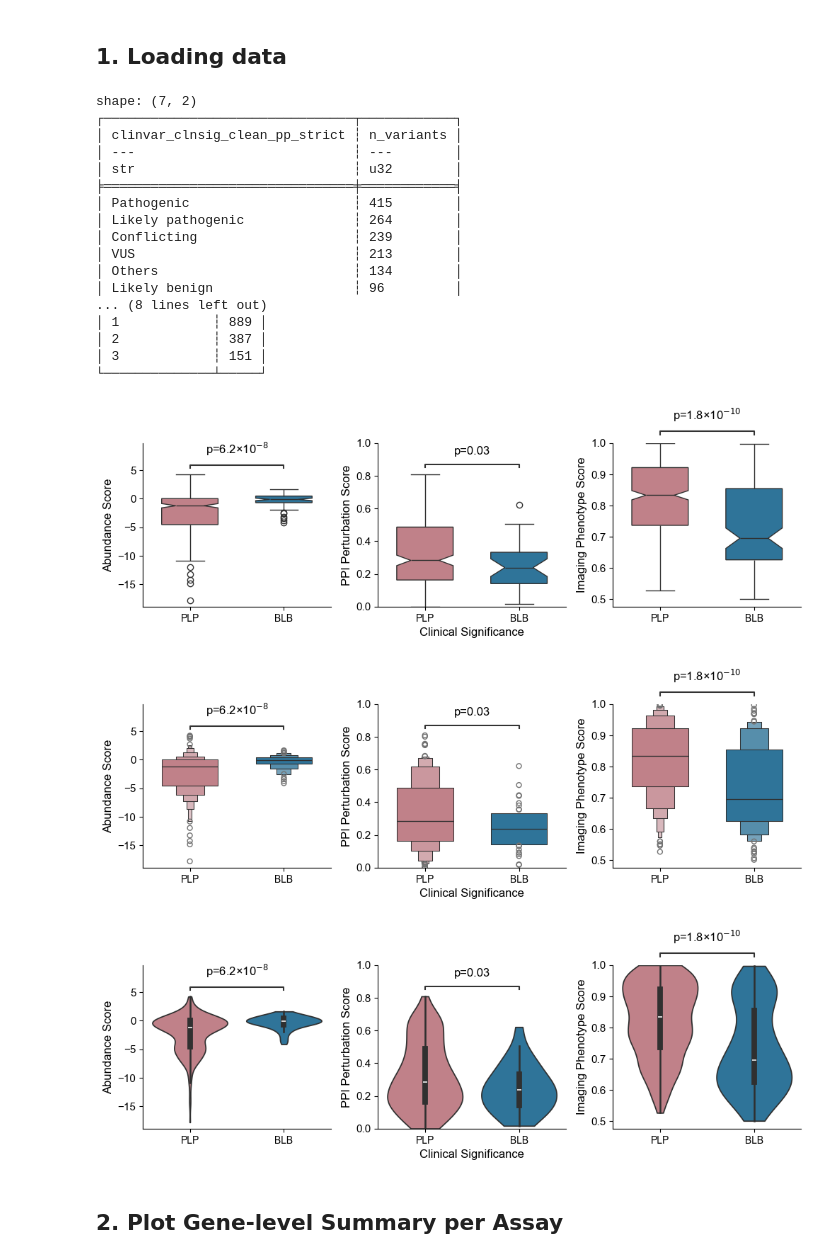
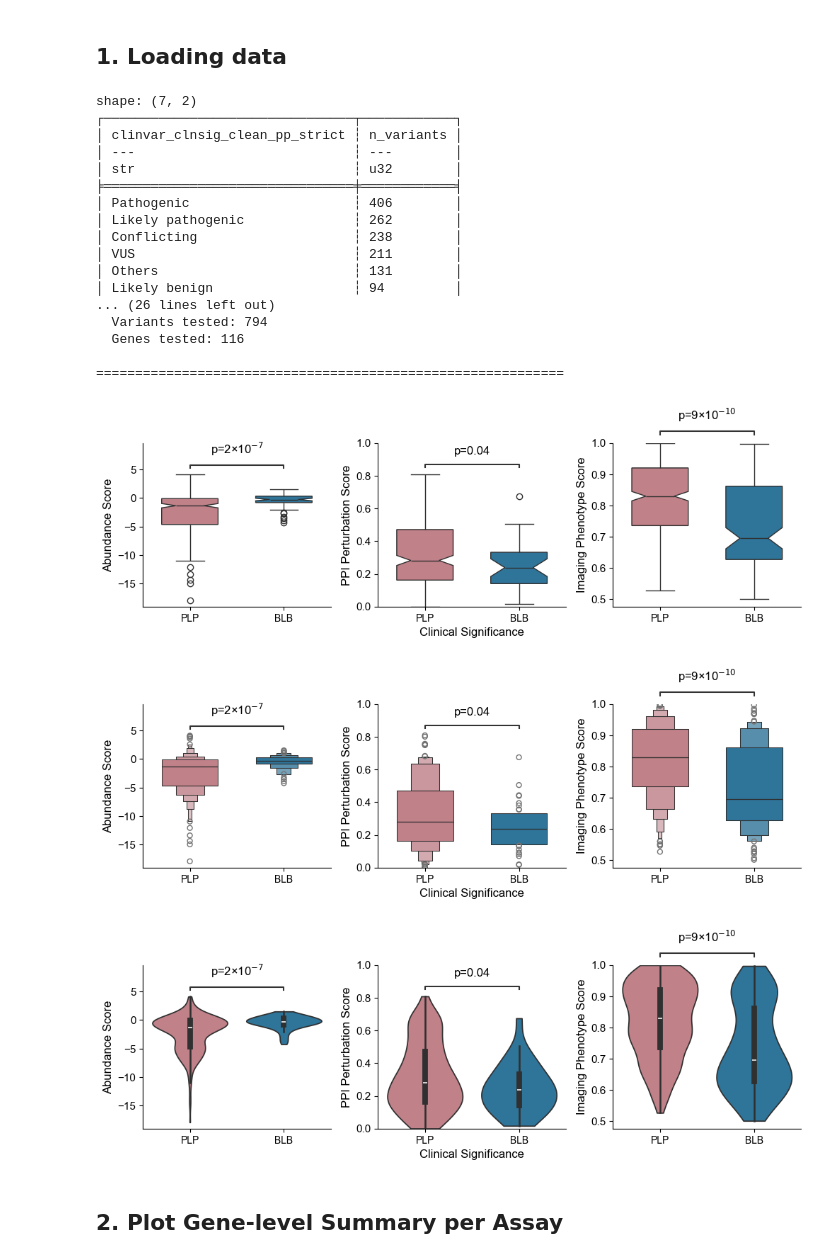
Before and after one commit to broadinstitute/2025_Pillar_VarChAMP, a Jupyter notebook: 3_integrated_assay_analyses/2_analyses/0_integrative_assay_summary.ipynb, the cells around one changed output. Drawn from its saved outputs; the diff is of its cells as text; code cells hidden in the pictures.

```diff
--- a/3_integrated_assay_analyses/2_analyses/0_integrative_assay_summary.ipynb
+++ b/3_integrated_assay_analyses/2_analyses/0_integrative_assay_summary.ipynb
@@ -50,9 +50,9 @@ from utils import *
 ## 1. Loading data
 # %%
 al_dual_img_ppi_assayed_dedup = pl.read_csv(
-    "../1_inputs/0_all_gene_variants_assayed_summary.tsv",
+    "../1_inputs/VarChAMP_data_supp_mat_PP.tsv",
     separator="\t", infer_schema_length=100000
-)
+).with_columns(pl.concat_str([pl.col("symbol"), pl.col("aa_change")], separator='_').alias("gene_variant"))
 
 print(
     al_dual_img_ppi_assayed_dedup.group_by("clinvar_clnsig_clean_pp_strict").agg(
@@ -75,6 +75,31 @@ print(
     "assay_tested"
 ).agg(pl.len()).sort("assay_tested")
 )
+
+# Breakdown of variants and genes tested in each assay
+print("\n" + "="*60)
+print("BREAKDOWN OF VARIANTS AND GENES TESTED PER ASSAY")
+print("="*60)
+
+# PPI assay
+ppi_tested = al_dual_img_ppi_assayed_dedup.filter(pl.col("ppi_score").is_not_null())
+print(f"\nPPI Assay:")
+print(f"  Variants tested: {ppi_tested.unique('gene_variant').shape[0]}")
+print(f"  Genes tested: {ppi_tested.unique('symbol').shape[0]}")
+
+# Dual-IPA assay
+dualipa_tested = al_dual_img_ppi_assayed_dedup.filter(pl.col("dualipa_score").is_not_null())
+print(f"\nDual-IPA Assay:")
+print(f"  Variants tested: {dualipa_tested.unique('gene_variant').shape[0]}")
+print(f"  Genes tested: {dualipa_tested.unique('symbol').shape[0]}")
+
+# Imaging assay
+imaging_tested = al_dual_img_ppi_assayed_dedup.filter(pl.col("imaging_score").is_not_null())
+print(f"\nImaging Assay:")
+print(f"  Variants tested: {imaging_tested.unique('gene_variant').shape[0]}")
+print(f"  Genes tested: {imaging_tested.unique('symbol').shape[0]}")
+
+print("\n" + "="*60)
 # %% [output]
 shape: (7, 2)
 ┌────────────────────────────────┬────────────┐
@@ -82,17 +107,17 @@ shape: (7, 2)
 │ ---                            ┆ ---        │
 │ str                            ┆ u32        │
 ╞════════════════════════════════╪════════════╡
-│ Pathogenic                     ┆ 415        │
-│ Likely pathogenic              ┆ 264        │
-│ Conflicting                    ┆ 239        │
-│ VUS                            ┆ 213        │
-│ Others                         ┆ 134        │
-│ Likely benign                  ┆ 96         │
-... (8 lines left out)
-│ 1            ┆ 889 │
-│ 2            ┆ 387 │
-│ 3            ┆ 151 │
-└──────────────┴─────┘
+│ Pathogenic                     ┆ 406        │
+│ Likely pathogenic              ┆ 262        │
+│ Conflicting                    ┆ 238        │
+│ VUS                            ┆ 211        │
+│ Others                         ┆ 131        │
+│ Likely benign                  ┆ 94         │
+... (26 lines left out)
+  Variants tested: 794
+  Genes tested: 116
+
+============================================================
 # %%
 # # Create pie chart for ClinVar annotation categories
 # fig, ax = plt.subplots(1, 1, figsize=(8, 8))
@@ -146,7 +171,7 @@ def plot_assay_scores(df, plot_type="box"):
     ylabels = ["Abundance Score", "PPI Perturbation Score", "Imaging Phenotype Score"]
 
     # Pathogenic vs Benign: 'less' means Pathogenic < Benign, 'greater' means Pathogenic > Benign
-    tests = ["Mann-Whitney-ls", "Mann-Whitney-gt", "Mann-Whitney-gt"]
+    tests = ["Mann-Whitney", "Mann-Whitney-gt", "Mann-Whitney-gt"]
 
     categories = ["Pathogenic", "Benign"]
     order = [c for c in clinvar_order_dict["original"] if "Likely" not in c]
@@ -180,10 +205,10 @@ def plot_assay_scores(df, plot_type="box"):
             if pvalue >= 0.01:
                 formatted.append(f"p={pvalue:.2f}")
             else:
-                # Convert to scientific notation
+                # Convert to scientific notation with single digit mantissa (no decimals)
                 exponent = int(np.floor(np.log10(pvalue)))
                 mantissa = pvalue / (10 ** exponent)
-                formatted.append(f"p={mantissa:.1f}×10$^{{{exponent}}}$")
+                formatted.append(f"p={mantissa:.0f}×10$^{{{exponent}}}$")
         return formatted
 
     for i, (assay, ylabel, test) in enumerate(zip(assays, ylabels, tests)):
@@ -224,7 +249,7 @@ def plot_assay_scores(df, plot_type="box"):
             else:
                 exponent = int(np.floor(np.log10(pval)))
                 mantissa = pval / (10 ** exponent)
-                new_text = f"p={mantissa:.1f}×10$^{{{exponent}}}$"
+                new_text = f"p={mantissa:.0f}×10$^{{{exponent}}}$"
 
             # Find and update the text object
             for child in ax.get_children():
@@ -233,36 +258,36 @@ def plot_assay_scores(df, plot_type="box"):
                     break
 
         ax.set_xlim(-0.5, 1.5)
         ax.xaxis.set_major_locator(FixedLocator(range(2)))
         ax.set_xticklabels(["PLP", "BLB"], fontsize=10)
         ax.set_xlabel("")
 
         if i == 1:
             ax.set_xlabel("Clinical Significance")
         ax.set_ylabel(ylabel)
 
         # Cap y-axis at 1.0 for PPI perturbation score (index 1) and imaging phenotype score (index 2)
         if i == 1:
             ax.set_ylim(bottom=0, top=1.0)
         elif i == 2:
             ax.set_ylim(top=1.0)
 
         ax.spines['top'].set_visible(False)
         ax.spines['right'].set_visible(False)
 
     plt.subplots_adjust(wspace=0.25)
     fig.savefig(
         f"../3_outputs/pillar_manuscript_figures/assay_phenotyping_score_{plot_type}_dist_clinvar.svg",
         format="svg", dpi=400, bbox_inches="tight", transparent=True
     )
     plt.show()
 
 for t in ["box", "boxen", "violin"]:
     plot_assay_scores(al_dual_img_ppi_assayed_dedup, t)
 # %% [output]
-[figure, old version]
+[figure, new version]
-[figure, old version]
+[figure, new version]
-[figure, old version]
+[figure, new version]
 # %% [markdown]
 ## 2. Plot Gene-level Summary per Assay
 # %%
```
Also changed, not shown: parts of 11 cells of this notebook, 10 other files.
